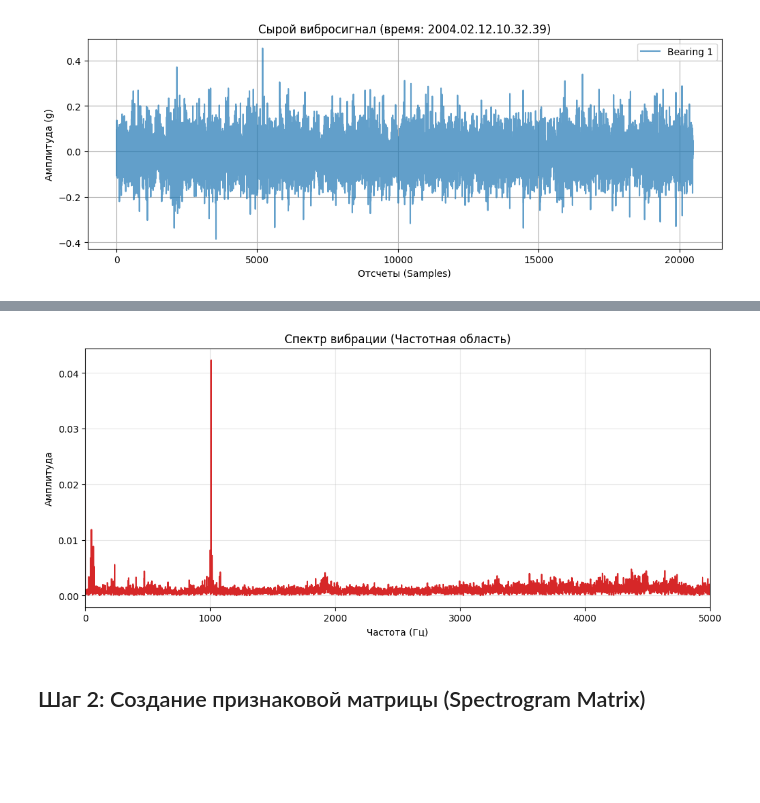
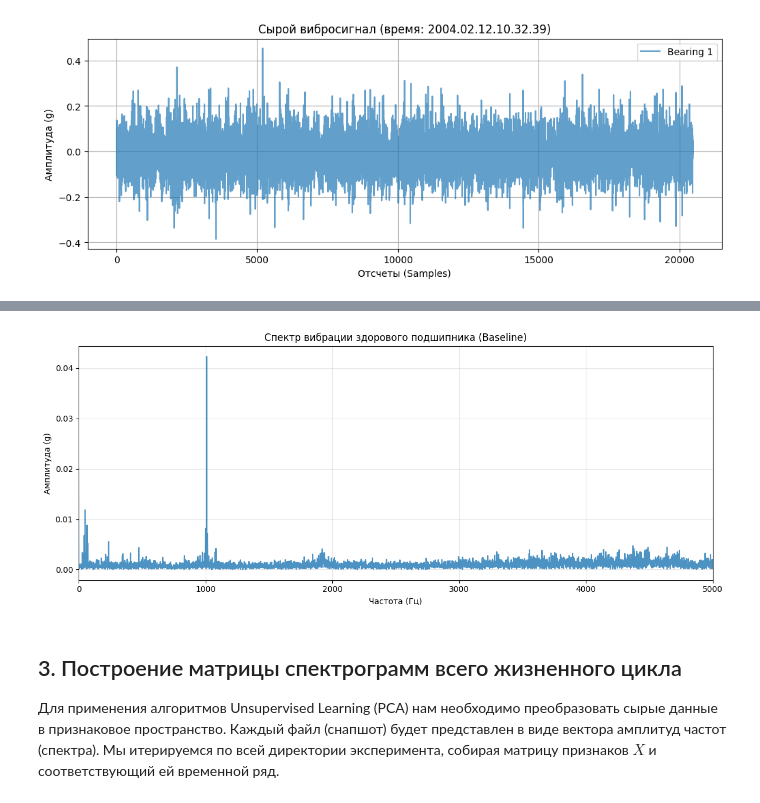
Before and after one commit to czeberyak/industrial-health-index-pdm, a Jupyter notebook: notebooks/01_eda_vibration.ipynb, the cells around one changed output, grey strips where cells are left out. Saved outputs shown, nothing was run; the diff lists cells and outputs as text; code cells hidden in the pictures; blank space fills up the shorter version.

```diff
--- a/notebooks/01_eda_vibration.ipynb
+++ b/notebooks/01_eda_vibration.ipynb
@@ -25,37 +153,31 @@ plt.show()
 # %%
-import numpy as np
-import pandas as pd
-import matplotlib.pyplot as plt
-from scipy.fft import fft, fftfreq
+# Извлекаем сигнал первого подшипника из тестового сэмпла
+sig = df_sample['B1'].values
+fs = 20480  # Частота дискретизации (Гц)
+n = len(sig)
 
-# Выбираем один файл из папки (например, из 2nd_test)
-file_path = '../data/2nd_test/2004.02.12.10.32.39'
+# Вычисляем FFT
+yf_raw = fft(sig)
+xf_raw = fftfreq(n, 1/fs)
 
-# Загружаем (в IMS 4 колонки: Bearing 1, 2, 3, 4)
-data = pd.read_csv(file_path, sep='\t', header=None)
-sig = data[0].values  # Берем первый подшипник
-fs = 20480            # Частота дискретизации в IMS датасете
+# Оставляем только положительные частоты и нормируем амплитуду
+xf = xf_raw[:n//2]
+yf = 2.0/n * np.abs(yf_raw[:n//2])
 
-# Вычисляем FFT (Быстрое преобразование Фурье)
-n = len(sig)
-yf = fft(sig)
-xf = fftfreq(n, 1/fs)
-
-# Оставляем только положительные частоты
-xf = xf[:n//2]
-yf = 2.0/n * np.abs(yf[:n//2])
-
-# Визуализация
+# Визуализация базового спектра
 plt.figure(figsize=(12, 5))
-plt.plot(xf, yf, color='tab:red')
-plt.title('Спектр вибрации (Частотная область)')
+plt.plot(xf, yf, color='tab:blue', alpha=0.8) # Синий цвет ассоциируется с "нормой"
+plt.title('Спектр вибрации здорового подшипника (Baseline)')
 plt.xlabel('Частота (Гц)')
-plt.ylabel('Амплитуда')
+plt.ylabel('Амплитуда (g)')
+plt.xlim(0, 5000) # Ограничиваем до 5 кГц (наиболее информативная зона)
 plt.grid(True, alpha=0.3)
-plt.xlim(0, 5000) # Самое интересное обычно до 5кГц
+plt.tight_layout()
 plt.show()
 # %% [output]
-[figure, old version]
+[figure, new version]
-# %% [markdown]
-## Шаг 2: Создание признаковой матрицы (Spectrogram Matrix)
+# %% [markdown]
+## 3. Построение матрицы спектрограмм всего жизненного цикла
+Для применения алгоритмов Unsupervised Learning (PCA) нам необходимо преобразовать сырые данные в признаковое пространство.
+Каждый файл (снапшот) будет представлен в виде вектора амплитуд частот (спектра). Мы итерируемся по всей директории эксперимента, собирая матрицу признаков $X$ и соответствующий ей временной ряд.
 # %%
```
Also changed, not shown: parts of 30 cells of this notebook, 5 other files.
